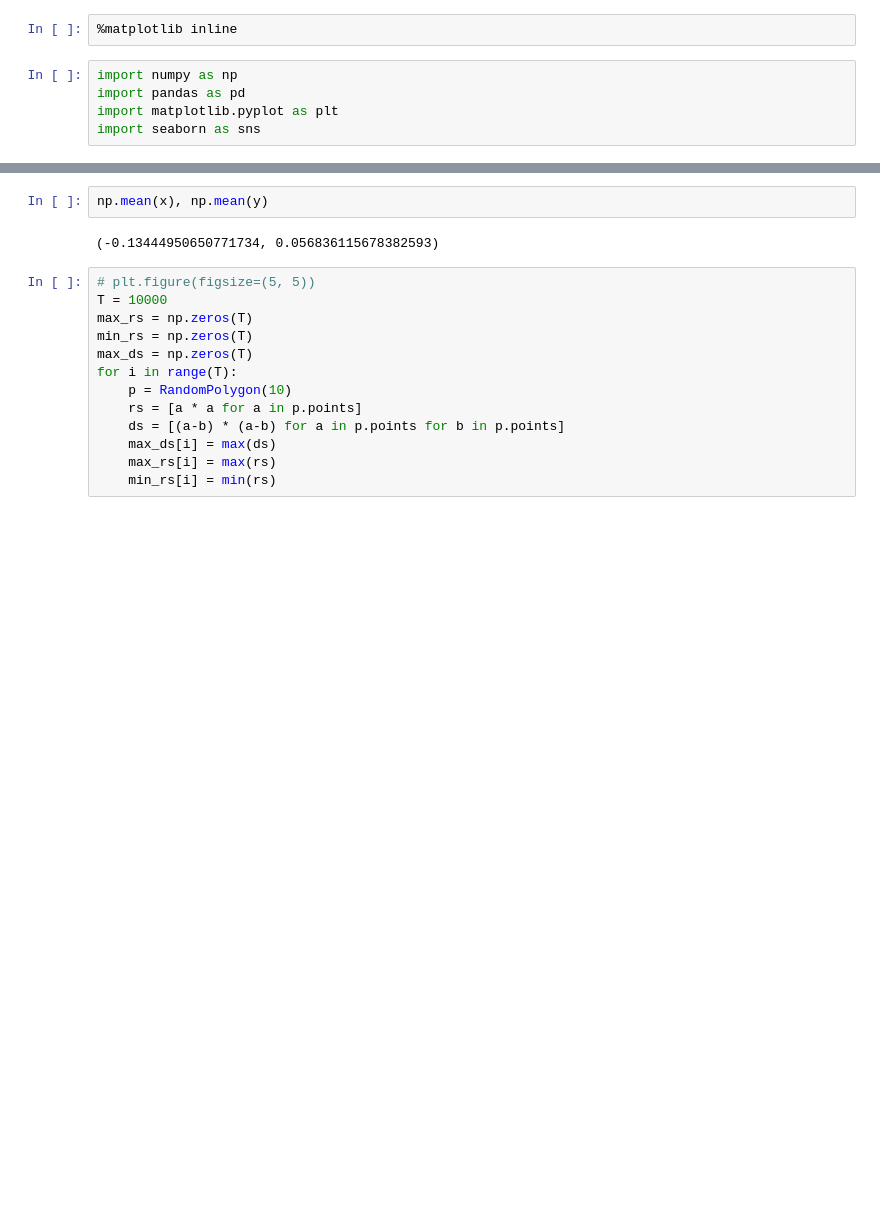
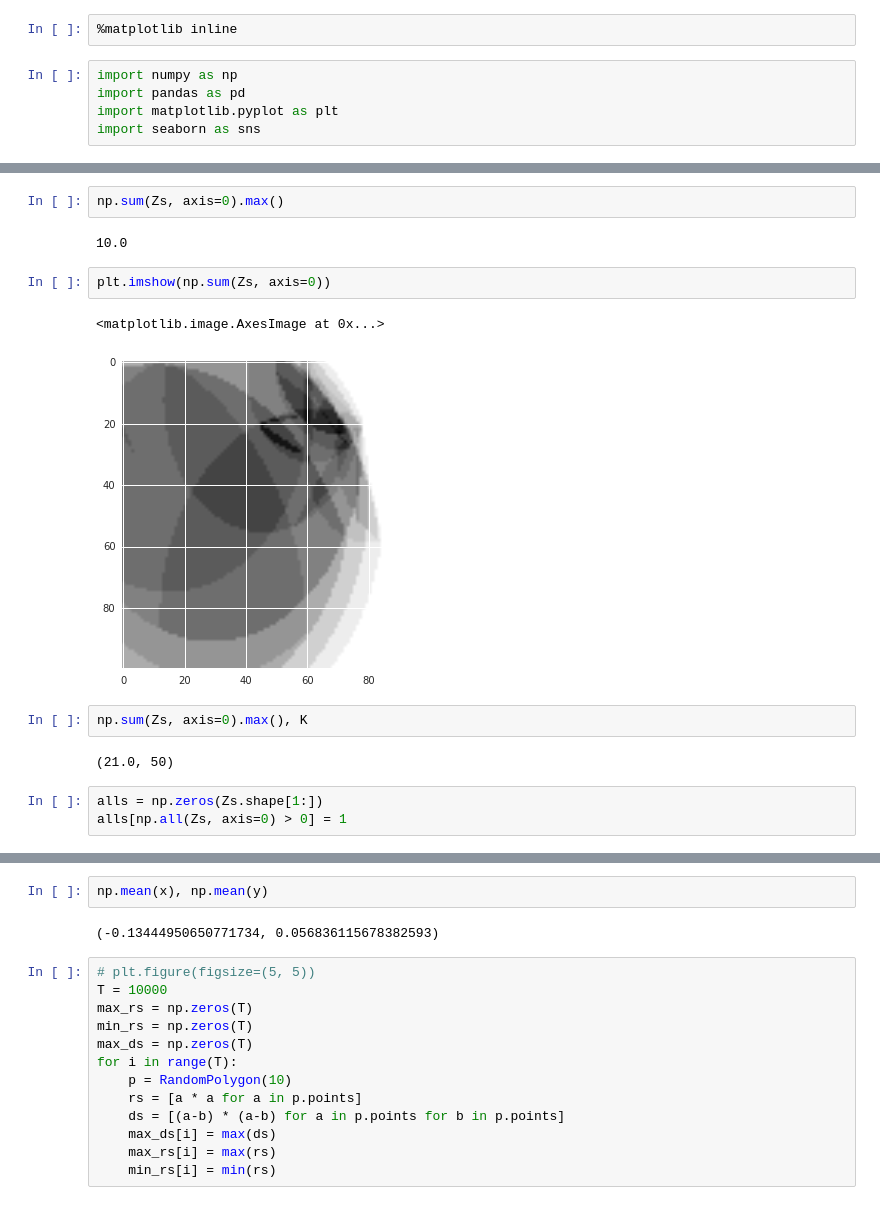
Before and after one commit to traubms/18.821, a Jupyter notebook: project3/Project 3.ipynb, the cells around one changed output, grey strips where cells are left out. Saved outputs shown, nothing was run; the diff lists cells and outputs as text; blank space fills up the shorter version.

```diff
--- a/project3/Project 3.ipynb
+++ b/project3/Project 3.ipynb
@@ -18,0 +33,16 @@ points = zip(np.cos(angles), np.sin(angles))
+# %%
+np.sum(Zs, axis=0).max()
+# %% [output]
+10.0
+# %%
+plt.imshow(np.sum(Zs, axis=0))
+# %% [output]
+<matplotlib.image.AxesImage at 0x...>
+[figure, added]
+# %%
+np.sum(Zs, axis=0).max(), K
+# %% [output]
+(21.0, 50)
+# %%
+alls = np.zeros(Zs.shape[1:])
+alls[np.all(Zs, axis=0) > 0] = 1
```
Also changed, not shown: parts of 99 cells of this notebook, 23 other files.
